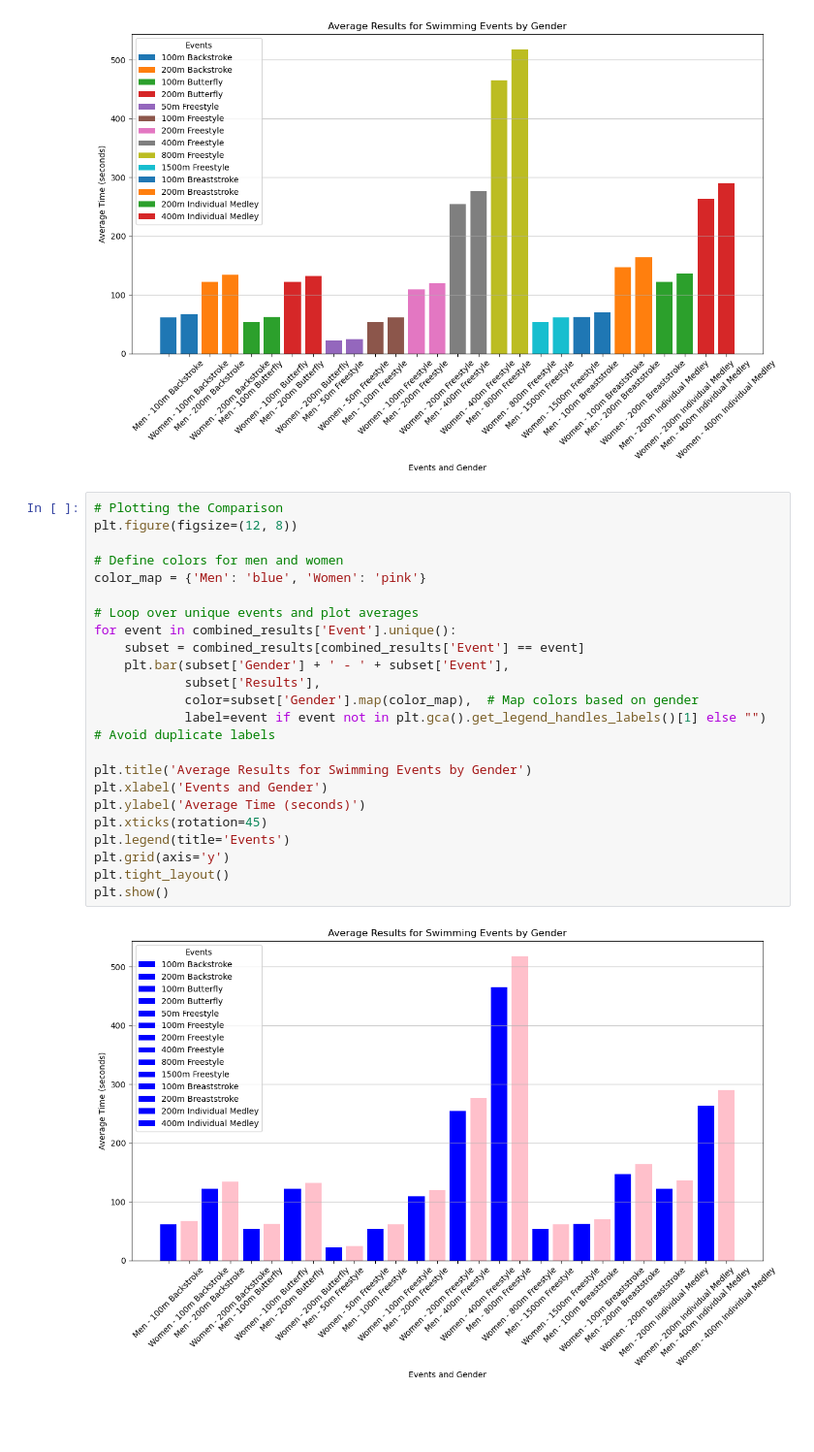
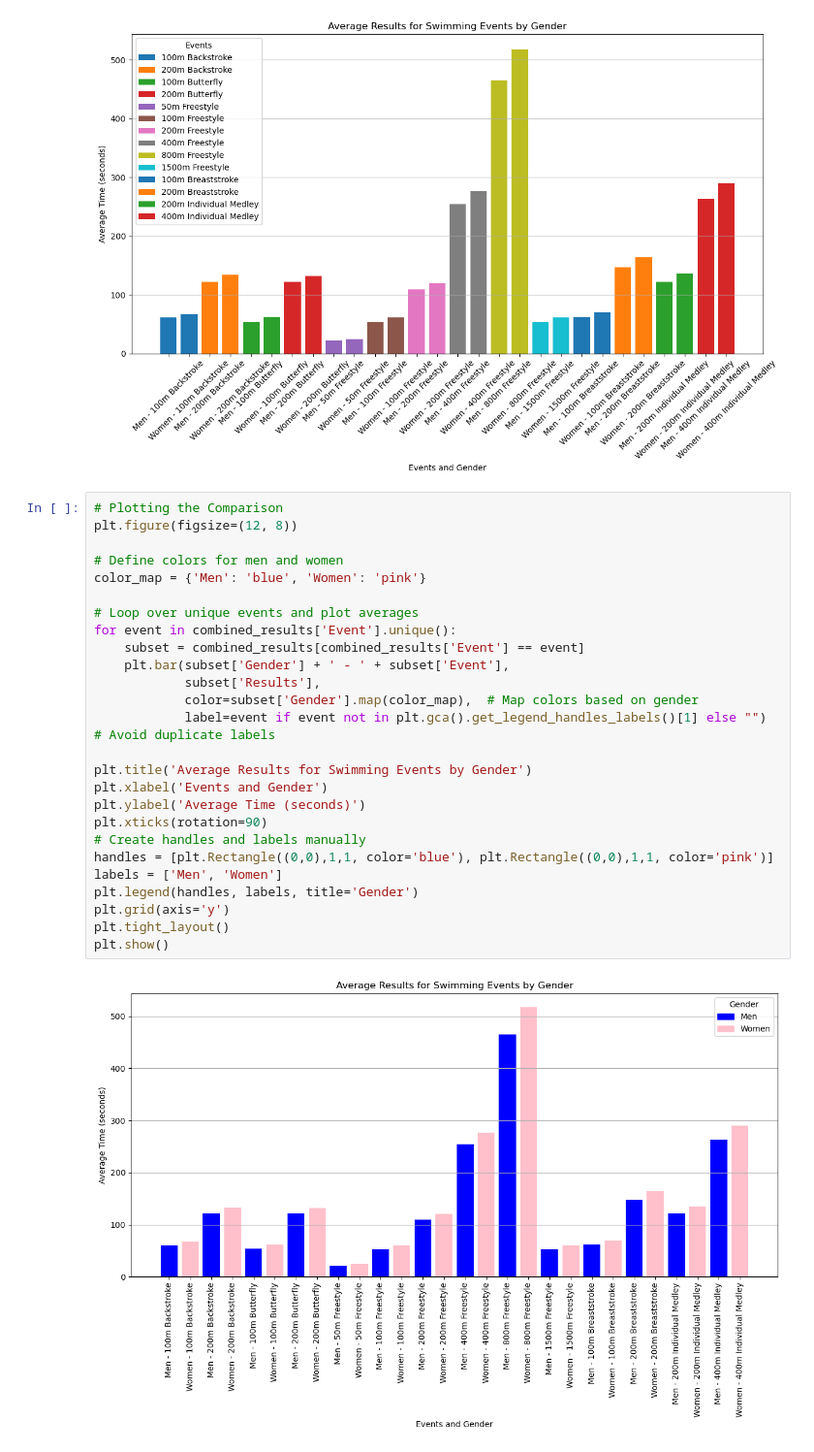
Before and after one commit to kkuria1/Olympic-swimming-analysis, a Jupyter notebook: Swimming_start.ipynb, the cells around one changed output. Shown at 97% size. Saved outputs shown, nothing was run; the diff lists cells and outputs as text; blank space fills up the shorter version.

```diff
--- a/Swimming_start.ipynb
+++ b/Swimming_start.ipynb
@@ -498,25 +498,28 @@ plt.show()
 # %%
 # Plotting the Comparison
 plt.figure(figsize=(12, 8))
 
 # Define colors for men and women
 color_map = {'Men': 'blue', 'Women': 'pink'}
 
 # Loop over unique events and plot averages
 for event in combined_results['Event'].unique():
     subset = combined_results[combined_results['Event'] == event]
     plt.bar(subset['Gender'] + ' - ' + subset['Event'],
             subset['Results'],
             color=subset['Gender'].map(color_map),  # Map colors based on gender
             label=event if event not in plt.gca().get_legend_handles_labels()[1] else "")  # Avoid duplicate labels
 
 plt.title('Average Results for Swimming Events by Gender')
 plt.xlabel('Events and Gender')
 plt.ylabel('Average Time (seconds)')
-plt.xticks(rotation=45)
-plt.legend(title='Events')
+plt.xticks(rotation=90)
+# Create handles and labels manually
+handles = [plt.Rectangle((0,0),1,1, color='blue'), plt.Rectangle((0,0),1,1, color='pink')]
+labels = ['Men', 'Women']
+plt.legend(handles, labels, title='Gender')
 plt.grid(axis='y')
 plt.tight_layout()
 plt.show()
 # %% [output]
-[figure, old version]
+[figure, new version]
```
Also changed, not shown: parts of 1 cell of this notebook.
